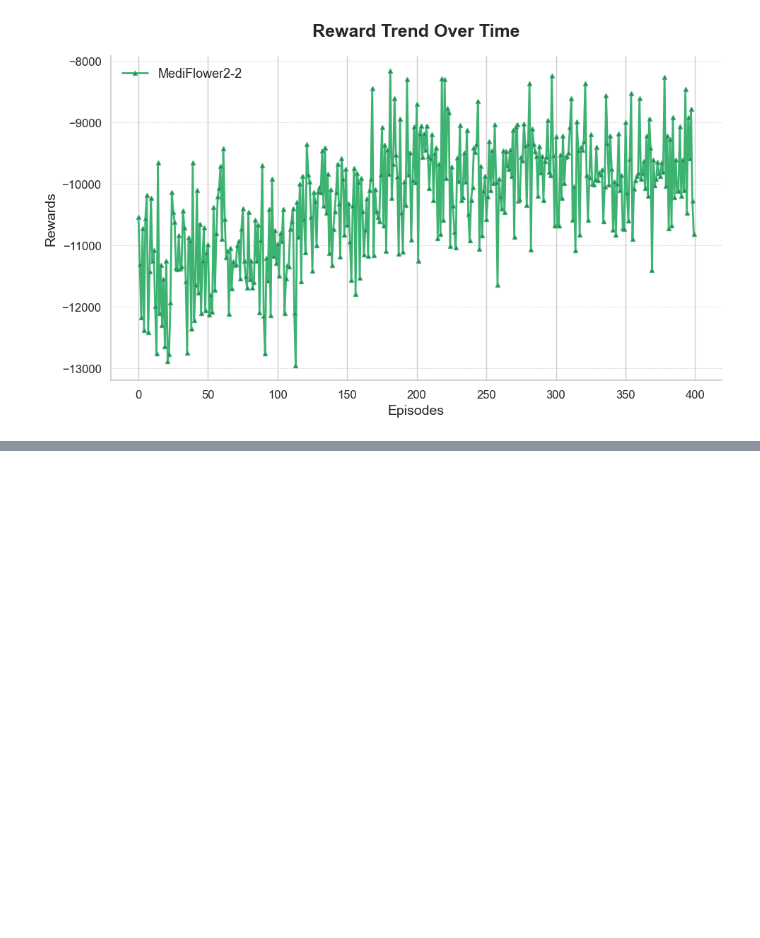
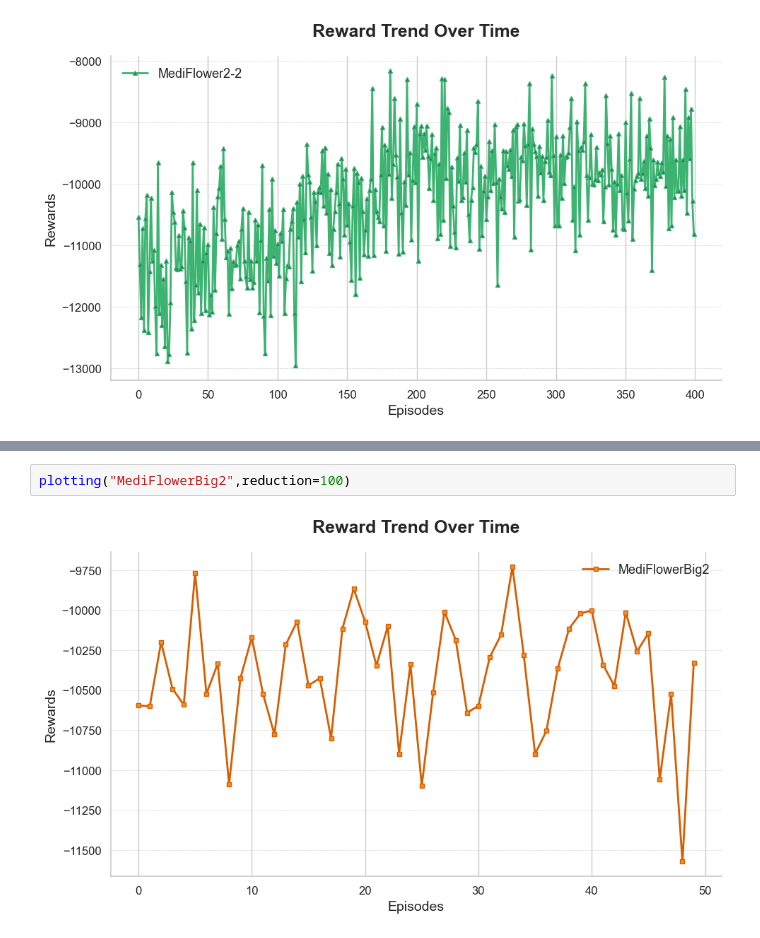
Before and after one commit to DoHyung08/geneProject, a Jupyter notebook: eval_res.ipynb, the cells around one changed output, grey strips where cells are left out. Saved outputs shown, nothing was run; the diff lists cells and outputs as text; blank space fills up the shorter version.

```diff
--- a/eval_res.ipynb
+++ b/eval_res.ipynb
@@ -560,0 +580,4 @@ plt.show()
+# %%
+plotting("MediFlowerBig2",reduction=100)
+# %% [output]
+[figure, added]
```
Also changed, not shown: parts of 9 cells of this notebook, 23 other files.
